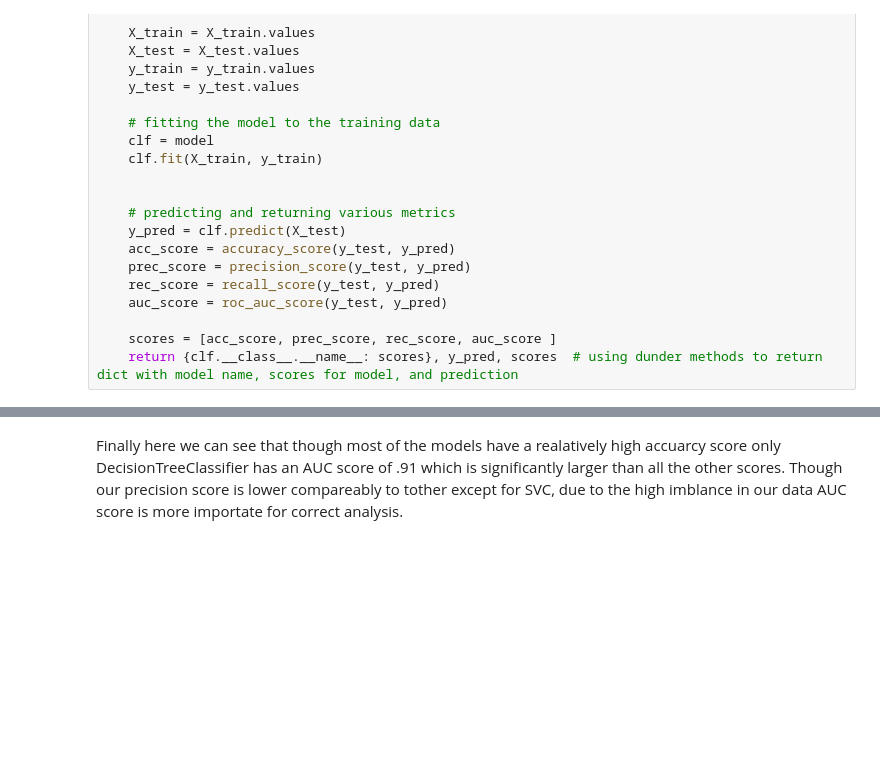
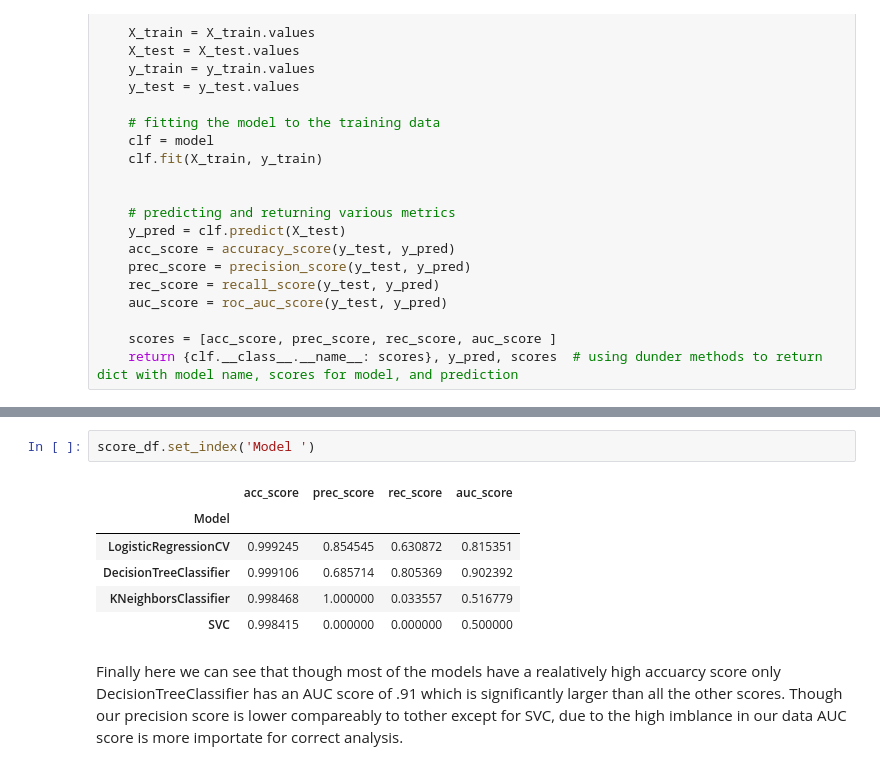
Before and after one commit to enwokoye94/credit_fraud_prediction, a Jupyter notebook: Credit Fraud Prediction (ML).ipynb, the cells around one changed output, grey strips where cells are left out. Cells and saved outputs as stored; diff of their text form; blank space fills up the shorter version.

```diff
--- a/Credit Fraud Prediction (ML).ipynb
+++ b/Credit Fraud Prediction (ML).ipynb
@@ -109,2 +125,11 @@ Please also refer to the documentation for alternative solver options:
+# %%
+score_df.set_index('Model ')
+# %% [output]
+|  | acc_score | prec_score | rec_score | auc_score |
+| Model |  |  |  |  |
+| LogisticRegressionCV | 0.999245 | 0.854545 | 0.630872 | 0.815351 |
+| DecisionTreeClassifier | 0.999106 | 0.685714 | 0.805369 | 0.902392 |
+| KNeighborsClassifier | 0.998468 | 1.000000 | 0.033557 | 0.516779 |
+| SVC | 0.998415 | 0.000000 | 0.000000 | 0.500000 |
 # %% [markdown]
 Finally here we can see that though most of the models have a realatively high accuarcy score only DecisionTreeClassifier has an AUC score of .91 which is significantly larger than all the other scores. Though our precision score is lower compareably to tother except for SVC, due to the high imblance in our data AUC score is more importate for correct analysis.
```
Also changed, not shown: parts of 2 cells of this notebook, 2 other files.
